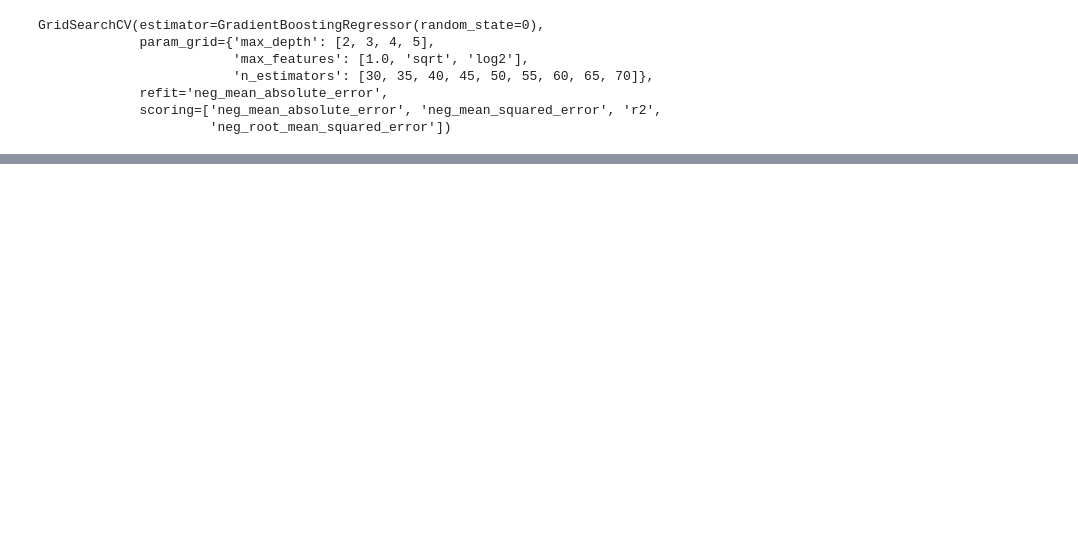
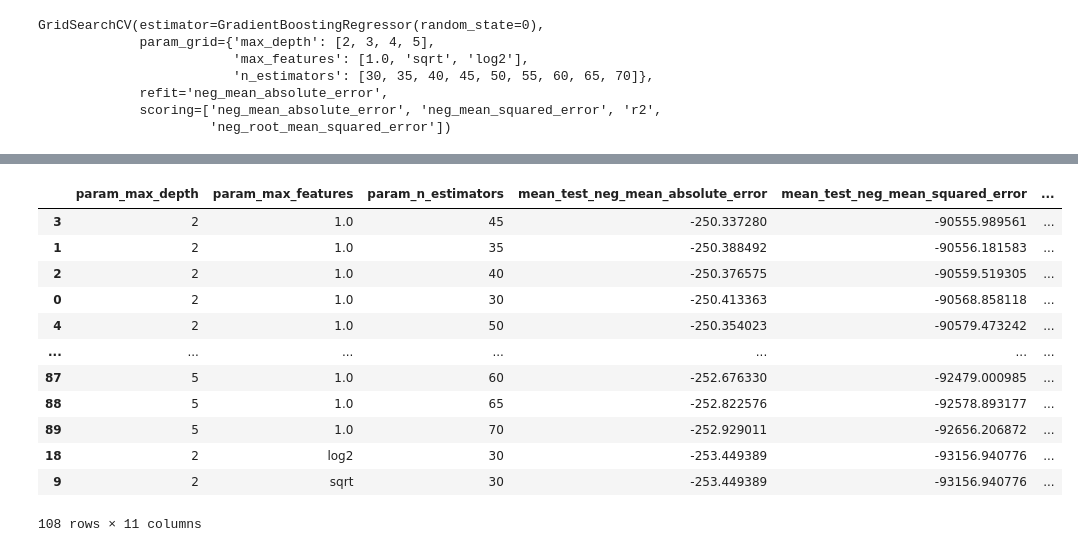
Before and after one commit to multi-order-planning-RBH/predictor, a Jupyter notebook: Food_preparation_03_model.ipynb, the cells around one changed output, grey strips where cells are left out. Saved outputs shown, nothing was run; the diff lists cells and outputs as text; code cells hidden in the pictures; blank space fills up the shorter version.

```diff
--- a/Food_preparation_03_model.ipynb
+++ b/Food_preparation_03_model.ipynb
@@ -270,7 +220,7 @@ param_grid = {
  "max_depth": [2, 3, 4, 5],
 }
 scoring = ['neg_mean_absolute_error', 'neg_mean_squared_error', 'r2', 'neg_root_mean_squared_error']
-refit = "neg_mean_absolute_error"
+refit = "neg_mean_squared_error"
 
 CV_gbdt_s = GridSearchCV(estimator=gbdt, param_grid=param_grid, scoring=scoring, refit=refit)
 CV_gbdt_s.fit(Xs_train, ys_train)
@@ -353,0 +266,3 @@ CV_gbdt_m.best_params_
+# %%
+CV_gbdt_s_results = pd.DataFrame(CV_gbdt_s.cv_results_)
+CV_gbdt_s_results.info()
@@ -354 +287,32 @@ CV_gbdt_m.best_params_
+# %%
+CV_gbdt_s_results[
+    ['param_max_depth',
+     'param_max_features',
+     'param_n_estimators',
+
+     'mean_test_neg_mean_absolute_error',
+     'mean_test_neg_mean_squared_error',
+     'mean_test_r2',
+     'mean_test_neg_root_mean_squared_error',
+
+     'rank_test_neg_mean_absolute_error',
+     'rank_test_neg_mean_squared_error',
+     'rank_test_r2',
+     'rank_test_neg_root_mean_squared_error'
+
+     ]].sort_values(by='rank_test_neg_mean_squared_error', ascending=True)
+# %% [output]
+|  | param_max_depth | param_max_features | param_n_estimators | mean_test_neg_mean_absolute_error | mean_test_neg_mean_squared_error | ... |
+| 3 | 2 | 1.0 | 45 | -250.337280 | -90555.989561 | ... |
+| 1 | 2 | 1.0 | 35 | -250.388492 | -90556.181583 | ... |
+| 2 | 2 | 1.0 | 40 | -250.376575 | -90559.519305 | ... |
+| 0 | 2 | 1.0 | 30 | -250.413363 | -90568.858118 | ... |
+| 4 | 2 | 1.0 | 50 | -250.354023 | -90579.473242 | ... |
+| ... | ... | ... | ... | ... | ... | ... |
+| 87 | 5 | 1.0 | 60 | -252.676330 | -92479.000985 | ... |
+| 88 | 5 | 1.0 | 65 | -252.822576 | -92578.893177 | ... |
+| 89 | 5 | 1.0 | 70 | -252.929011 | -92656.206872 | ... |
+| 18 | 2 | log2 | 30 | -253.449389 | -93156.940776 | ... |
+| 9 | 2 | sqrt | 30 | -253.449389 | -93156.940776 | ... |
+108 rows × 11 columns
 # %%
```
Also changed, not shown: parts of 35 cells of this notebook, 6 other files.
